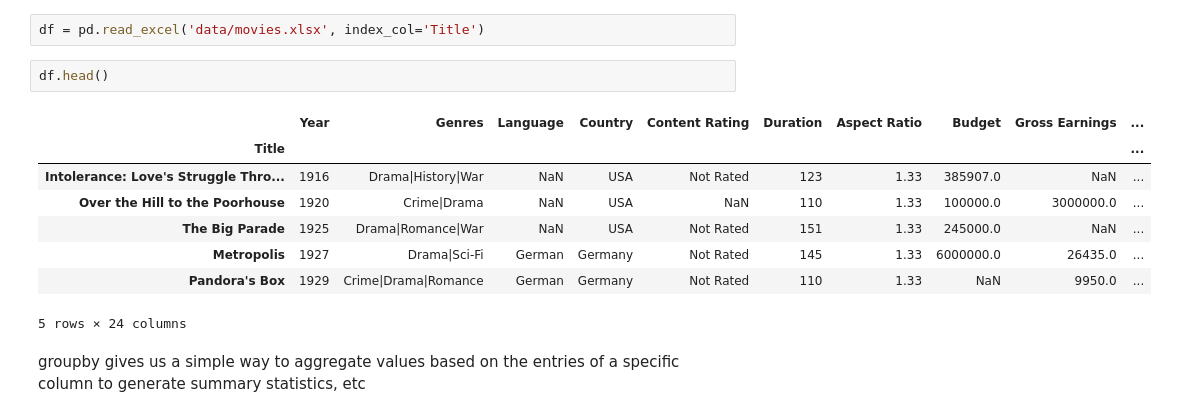
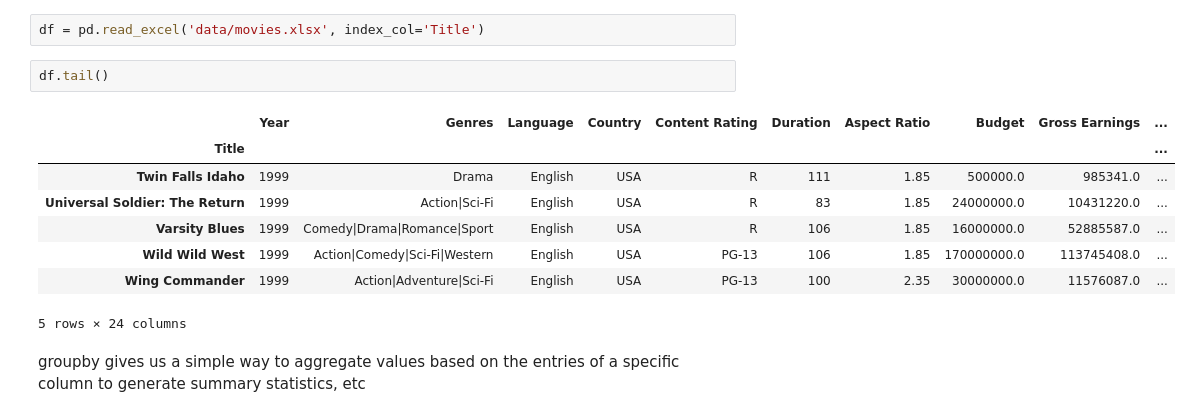
Before and after one commit to DataForScience/Excel, a Jupyter notebook: 3. Simple Data Modeling.ipynb, the cells around one changed output. Saved outputs shown, nothing was run; the diff lists cells and outputs as text.

```diff
--- a/3. Simple Data Modeling.ipynb
+++ b/3. Simple Data Modeling.ipynb
@@ -119,15 +134,15 @@ We start by loading the movies Excel file
 # %%
 df = pd.read_excel('data/movies.xlsx', index_col='Title')
 # %%
-df.head()
+df.tail()
 # %% [output]
 |  | Year | Genres | Language | Country | Content Rating | Duration | Aspect Ratio | Budget | Gross Earnings | ... |
 | Title |  |  |  |  |  |  |  |  |  | ... |
-| Intolerance: Love's Struggle Thro... | 1916 | Drama|History|War | NaN | USA | Not Rated | 123 | 1.33 | 385907.0 | NaN | ... |
-| Over the Hill to the Poorhouse | 1920 | Crime|Drama | NaN | USA | NaN | 110 | 1.33 | 100000.0 | 3000000.0 | ... |
-| The Big Parade | 1925 | Drama|Romance|War | NaN | USA | Not Rated | 151 | 1.33 | 245000.0 | NaN | ... |
-| Metropolis | 1927 | Drama|Sci-Fi | German | Germany | Not Rated | 145 | 1.33 | 6000000.0 | 26435.0 | ... |
-| Pandora's Box | 1929 | Crime|Drama|Romance | German | Germany | Not Rated | 110 | 1.33 | NaN | 9950.0 | ... |
+| Twin Falls Idaho | 1999 | Drama | English | USA | R | 111 | 1.85 | 500000.0 | 985341.0 | ... |
+| Universal Soldier: The Return | 1999 | Action|Sci-Fi | English | USA | R | 83 | 1.85 | 24000000.0 | 10431220.0 | ... |
+| Varsity Blues | 1999 | Comedy|Drama|Romance|Sport | English | USA | R | 106 | 1.85 | 16000000.0 | 52885587.0 | ... |
+| Wild Wild West | 1999 | Action|Comedy|Sci-Fi|Western | English | USA | PG-13 | 106 | 1.85 | 170000000.0 | 113745408.0 | ... |
+| Wing Commander | 1999 | Action|Adventure|Sci-Fi | English | USA | PG-13 | 100 | 2.35 | 30000000.0 | 11576087.0 | ... |
 5 rows × 24 columns
 # %% [markdown]
 groupby gives us a simple way to aggregate values based on the entries of a specific column to generate summary statistics, etc
```
Also changed, not shown: parts of 11 cells of this notebook, 9 other files.
